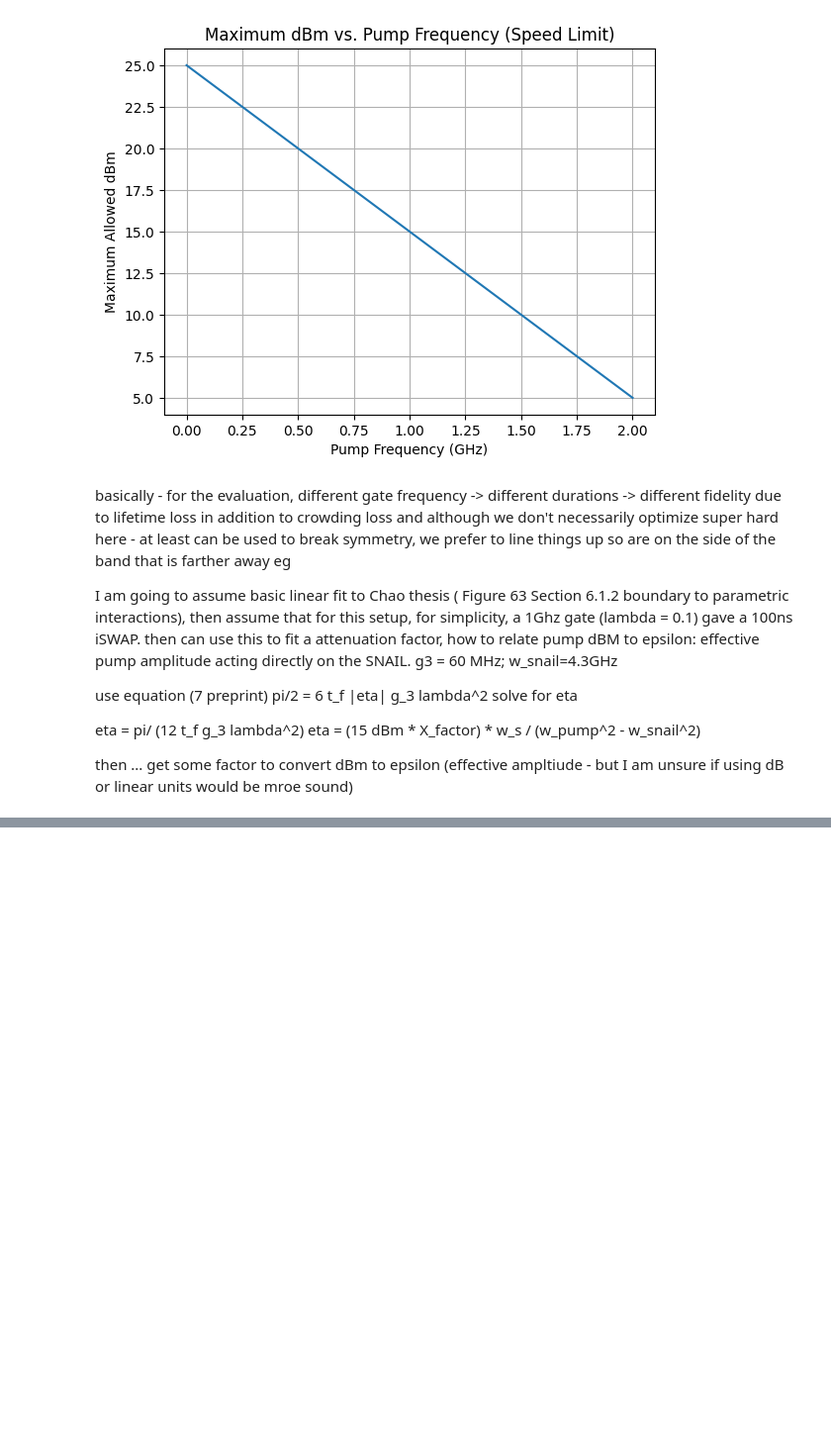
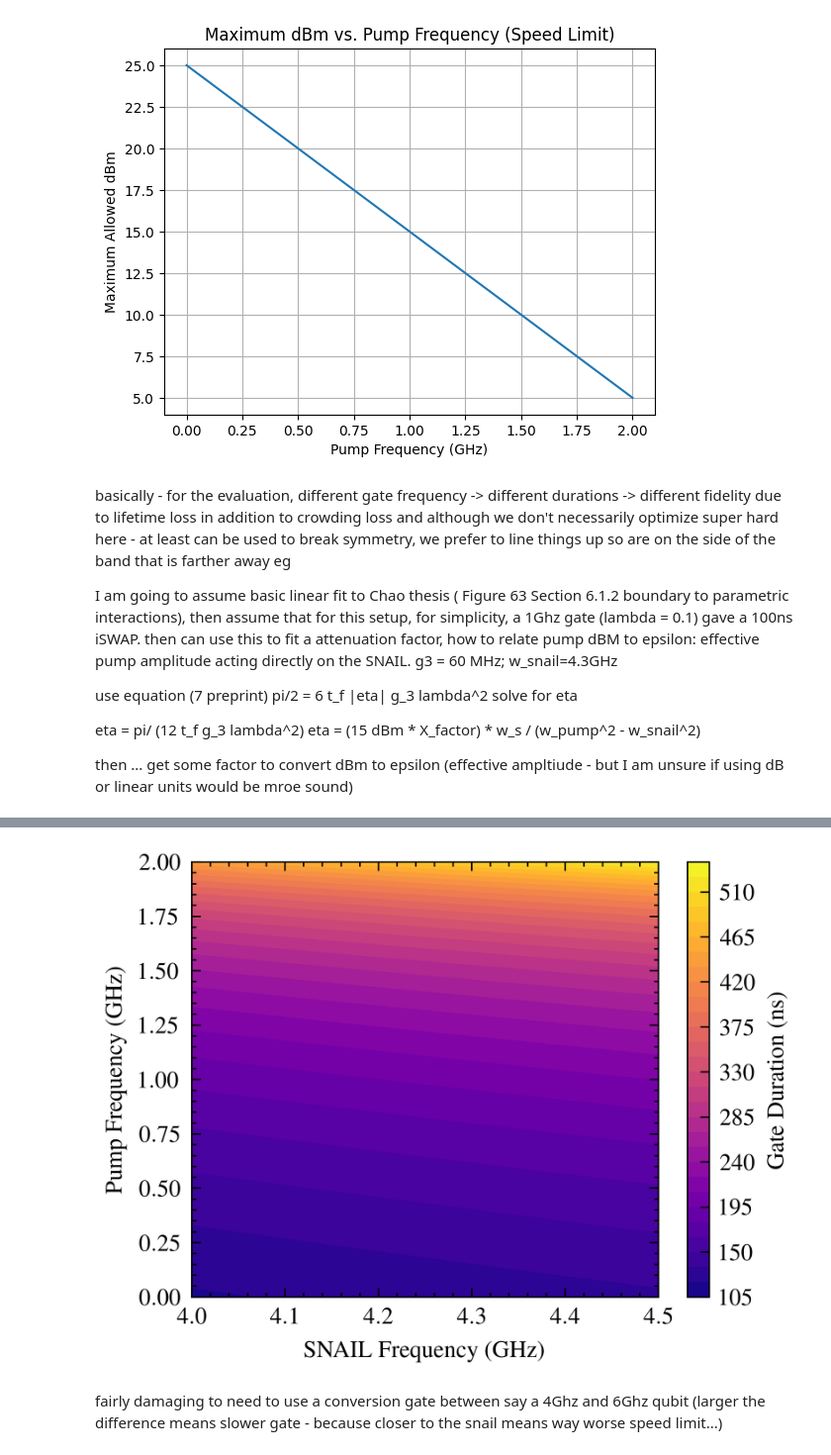
Before and after one commit to PITT-HATLAB/corral_crowding, a Jupyter notebook: src/notebooks/dev_speedlimits.ipynb, the cells around one changed output, grey strips where cells are left out. Shown at 99% size. Cells and saved outputs as stored; diff of their text form; code cells hidden in the pictures; blank space fills up the shorter version.

```diff
--- a/src/notebooks/dev_speedlimits.ipynb
+++ b/src/notebooks/dev_speedlimits.ipynb
@@ -184,0 +191,60 @@ t_f_1GHz * 1e9  # Converting to ns for readability
+# %%
+# We will create a 2D plot with gate duration as color vs. SNAIL frequency and pump frequency
+
+# Set up a range of SNAIL and pump frequencies to create a meshgrid
+snail_frequency_range_GHz = np.linspace(
+    4, 4.5, 50
+)  # SNAIL frequency range from 3.5 GHz to 5.0 GHz
+pump_frequency_range_GHz = np.linspace(
+    0.0, 2.0, 50
+)  # Pump frequency range from 0.5 GHz to 2.0 GHz
+
+# Create meshgrid for plotting
+snail_freqs, pump_freqs = np.meshgrid(
+    snail_frequency_range_GHz, pump_frequency_range_GHz
+)
+
+# Calculate gate duration for each pair of SNAIL and pump frequencies
+gate_durations_2D = np.zeros_like(snail_freqs)
+
+for i in range(snail_freqs.shape[0]):
+    for j in range(snail_freqs.shape[1]):
+        # Convert SNAIL frequency and pump frequency to Hz
+        w_snail = 2 * np.pi * snail_freqs[i, j] * 1e9
+        w_pump = 2 * np.pi * pump_freqs[i, j] * 1e9
+
+        # Calculate the maximum dBm for the given pump frequency
+        max_dBm = compute_max_dBm(pump_freqs[i, j])
+
+        # Calculate epsilon using the direct linear scaling assumption
+        epsilon = X_factor_test * max_dBm
+
+        # Calculate eta using epsilon and the off-resonance relationship
+        eta = epsilon * w_snail / (w_pump**2 - w_snail**2)
+
+        # Calculate the gate duration t_f using the iSWAP relationship
+        t_f = np.pi / (12 * eta * g3_test * lambda_factor_test**2)
+
+        # Store the gate duration in nanoseconds
+        gate_durations_2D[i, j] = t_f * 1e9
+
+# Plotting
+with plt.style.context(["ieee", "use_mathtext", "science"]):
+    # Plotting the gate duration as a heatmap
+    plt.figure()
+    plt.contourf(
+        snail_frequency_range_GHz,
+        pump_frequency_range_GHz,
+        gate_durations_2D,
+        levels=32,
+        cmap="plasma",
+    )
+    plt.colorbar(label="Gate Duration (ns)")
+    plt.xlabel("SNAIL Frequency (GHz)")
+    plt.ylabel("Pump Frequency (GHz)")
+    # plt.title("Gate Duration vs. SNAIL Frequency and Pump Frequency")
+    plt.show()
+# %% [output]
+[figure, added]
+# %% [markdown]
+fairly damaging to need to use a conversion gate between say a 4Ghz and 6Ghz qubit (larger the difference means slower gate  - because closer to the snail means way worse speed limit...)
```
Also changed, not shown: parts of 3 cells of this notebook.
